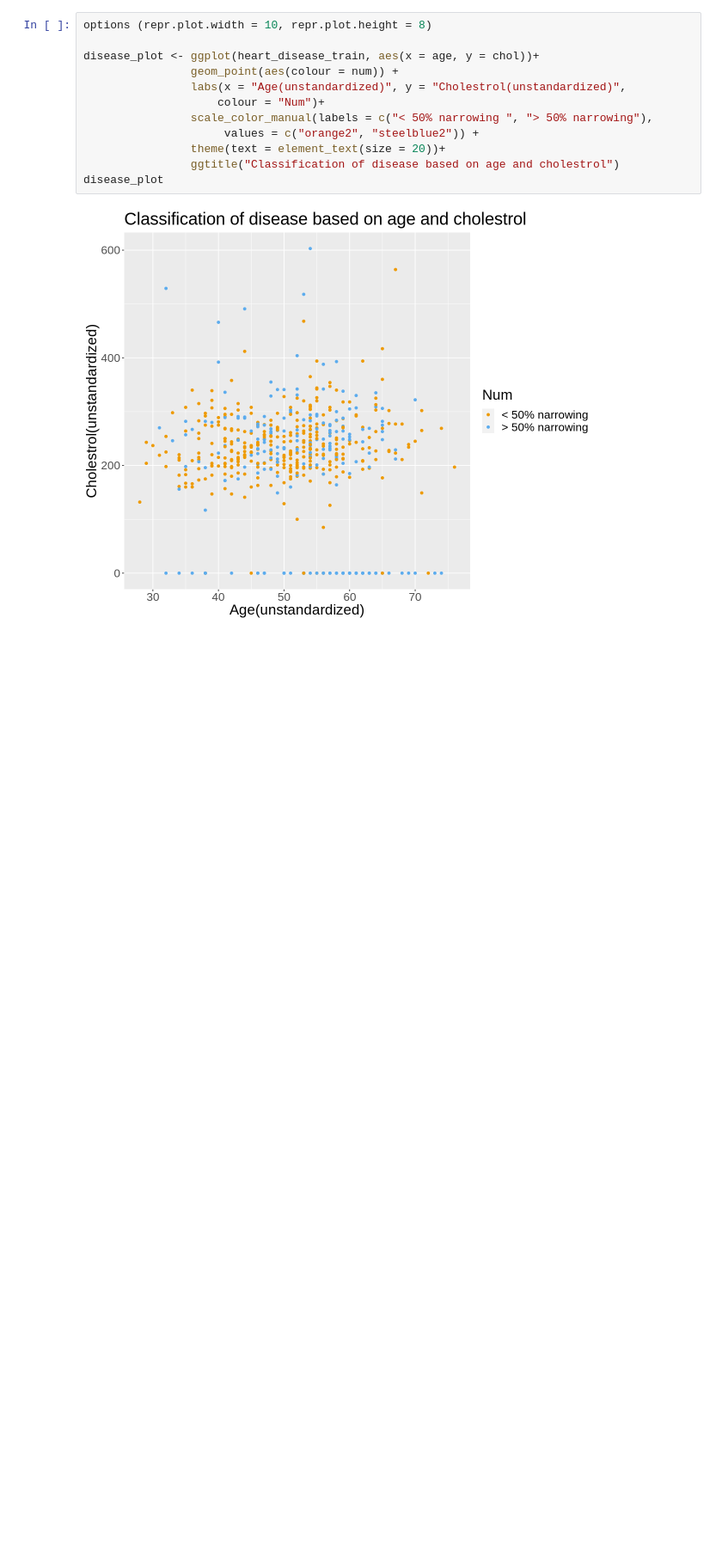
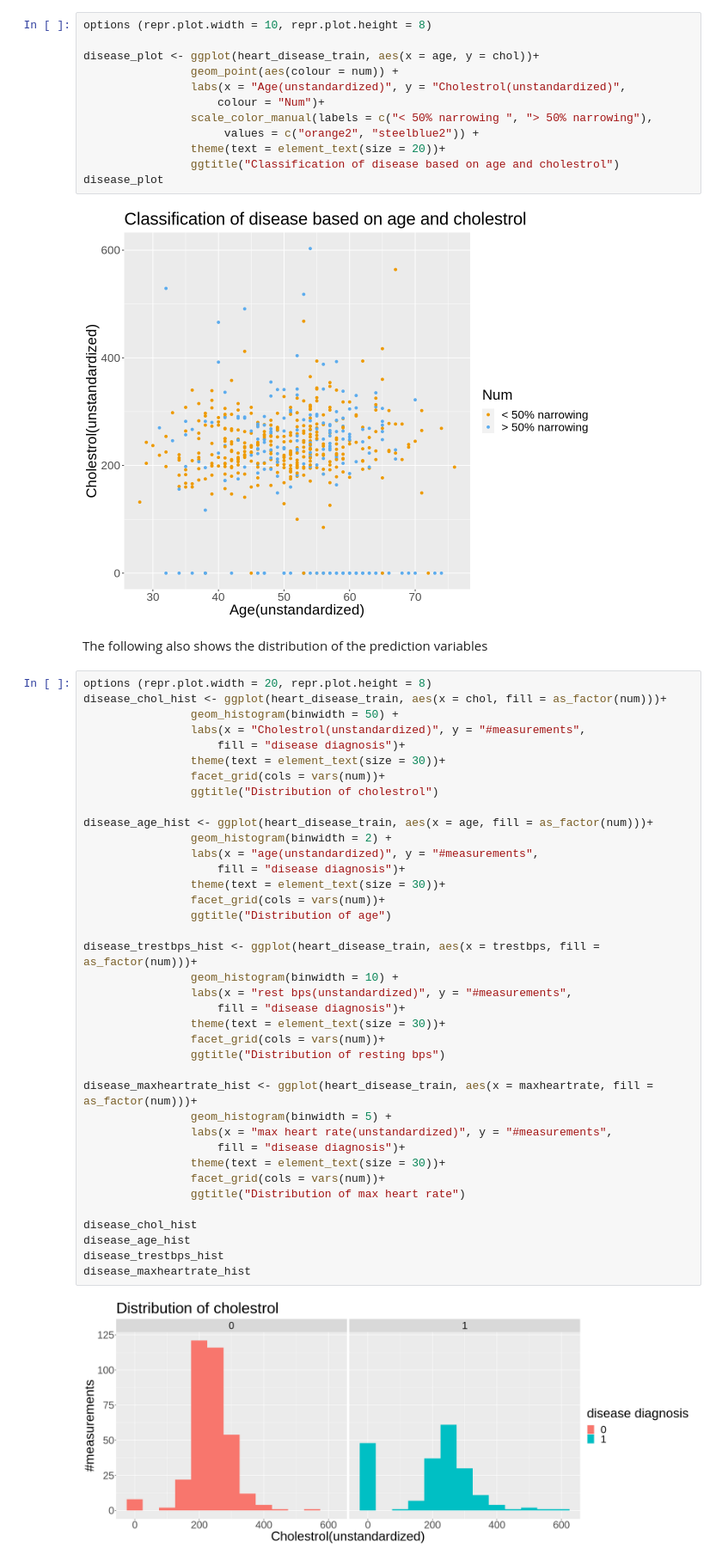
Before and after one commit to coolkidwrik/DSCI_project, a Jupyter notebook: project.ipynb, the cells around one changed output. Shown at 86% size. Cells and saved outputs as stored; diff of their text form; blank space fills up the shorter version.

Commit message:
added distributions

```diff
--- a/project.ipynb
+++ b/project.ipynb
@@ -158,3 +141,45 @@ disease_plot <- ggplot(heart_disease_train, aes(x = age, y = chol))+
 disease_plot
 # %% [output]
 [figure]
+# %% [markdown]
+The following also shows the distribution of the prediction variables
+# %%
+options (repr.plot.width = 20, repr.plot.height = 8)
+disease_chol_hist <- ggplot(heart_disease_train, aes(x = chol, fill = as_factor(num)))+
+                geom_histogram(binwidth = 50) +
+                labs(x = "Cholestrol(unstandardized)", y = "#measurements",
+                    fill = "disease diagnosis")+
+                theme(text = element_text(size = 30))+
+                facet_grid(cols = vars(num))+
+                ggtitle("Distribution of cholestrol")
+
+disease_age_hist <- ggplot(heart_disease_train, aes(x = age, fill = as_factor(num)))+
+                geom_histogram(binwidth = 2) +
+                labs(x = "age(unstandardized)", y = "#measurements",
+                    fill = "disease diagnosis")+
+                theme(text = element_text(size = 30))+
+                facet_grid(cols = vars(num))+
+                ggtitle("Distribution of age")
+
+disease_trestbps_hist <- ggplot(heart_disease_train, aes(x = trestbps, fill = as_factor(num)))+
+                geom_histogram(binwidth = 10) +
+                labs(x = "rest bps(unstandardized)", y = "#measurements",
+                    fill = "disease diagnosis")+
+                theme(text = element_text(size = 30))+
+                facet_grid(cols = vars(num))+
+                ggtitle("Distribution of resting bps")
+
+disease_maxheartrate_hist <- ggplot(heart_disease_train, aes(x = maxheartrate, fill = as_factor(num)))+
+                geom_histogram(binwidth = 5) +
+                labs(x = "max heart rate(unstandardized)", y = "#measurements",
+                    fill = "disease diagnosis")+
+                theme(text = element_text(size = 30))+
+                facet_grid(cols = vars(num))+
+                ggtitle("Distribution of max heart rate")
+
+disease_chol_hist
+disease_age_hist
+disease_trestbps_hist
+disease_maxheartrate_hist
+# %% [output]
+[figure, added]
```
Also changed, not shown: parts of 3 cells of this notebook.
